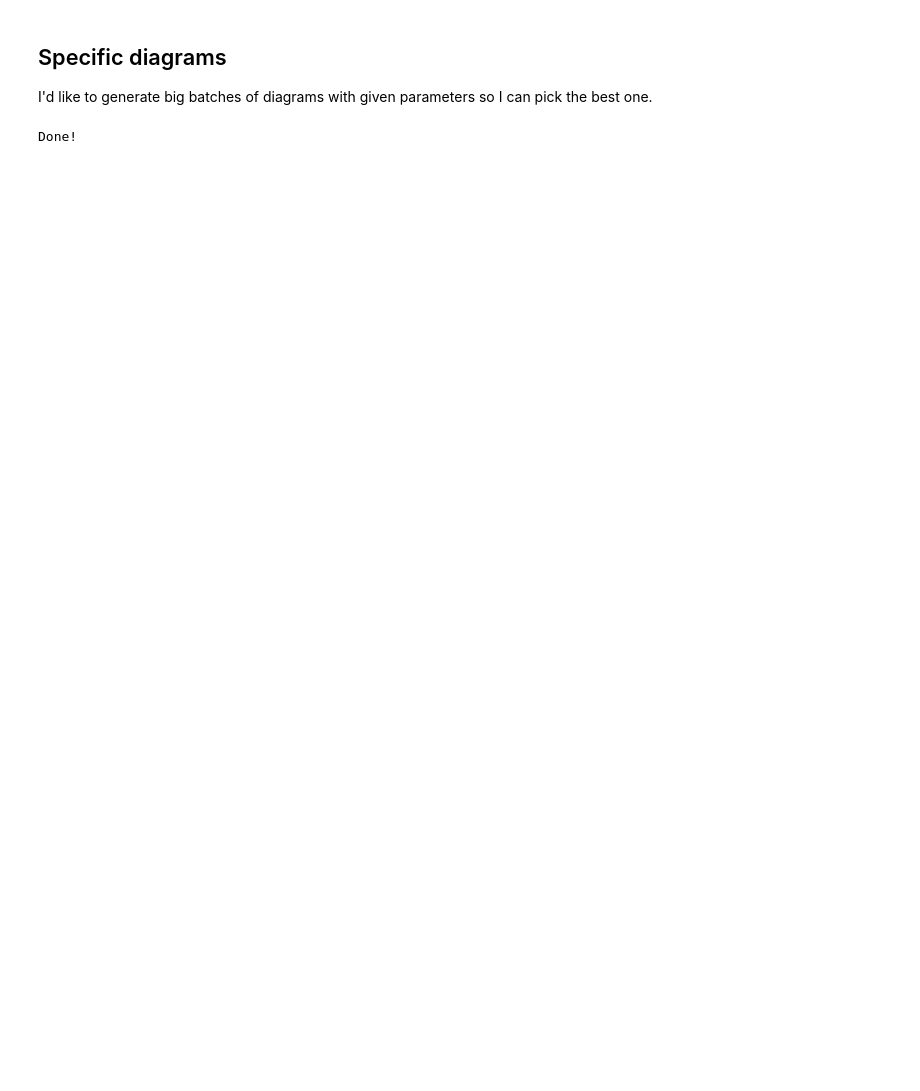
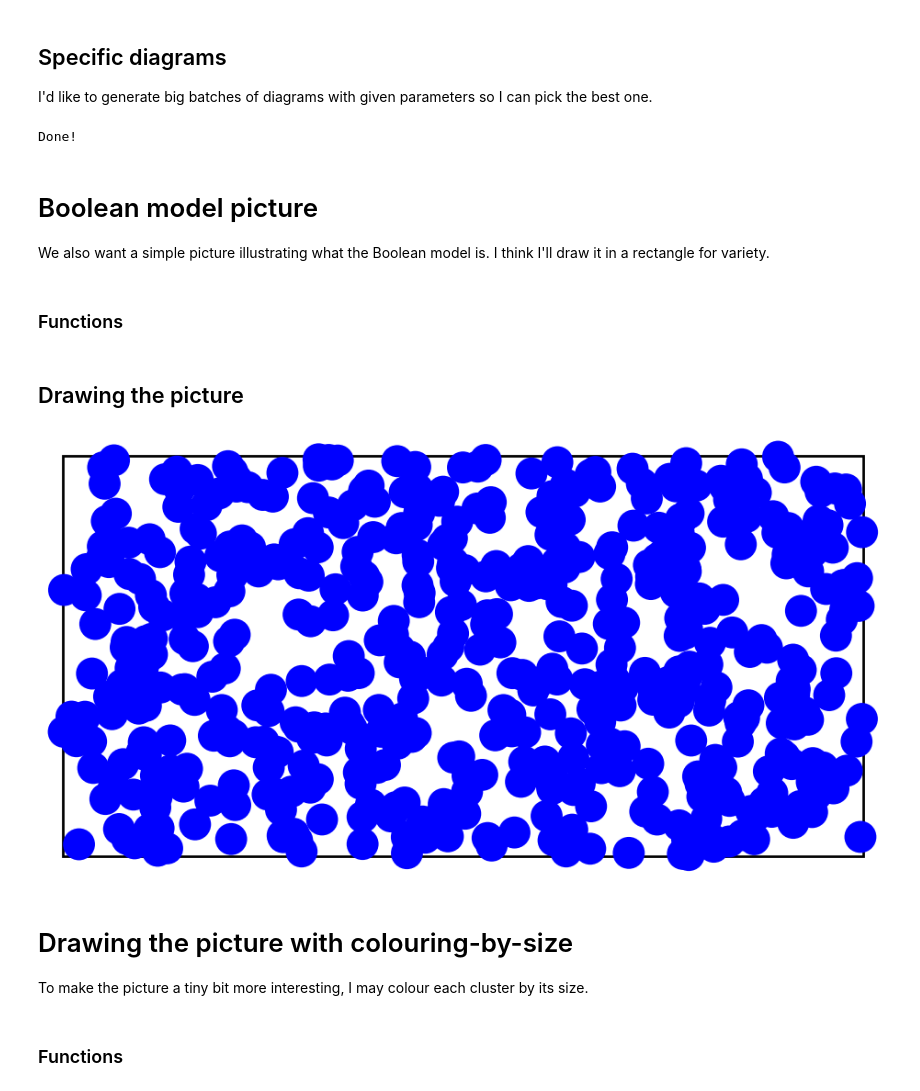
Before and after one commit to frankiehiggs/two-point-poster, a Jupyter notebook: connection-diagram/diagram.ipynb, the cells around one changed output. Saved outputs shown, nothing was run; the diff lists cells and outputs as text; code cells hidden in the pictures; blank space fills up the shorter version.

Commit message:
Phase transition diagram

```diff
--- a/connection-diagram/diagram.ipynb
+++ b/connection-diagram/diagram.ipynb
@@ -350,3 +352,55 @@ for i in progress:
 print("Done!")
 # %% [output]
 Done!
+# %% [markdown]
+# Boolean model picture
+
+We also want a simple picture illustrating what the Boolean model is. I think I'll draw it in a rectangle for variety.
+# %% [markdown]
+### Functions
+# %%
+def sample_in_rectangle(npts,l1=1,l2=1):
+    return np.random.random(size=(npts,2)) * np.array([l1,l2])
+
+def draw_boolean(points,r,l1,l2):
+    fig, ax = plt.subplots()
+    region = Rectangle((0,0),l1,l2,fill=False,linewidth=2)
+    ax.add_patch(region)
+    ax.set_xlim(-r,l1+r)
+    ax.set_ylim(-r,l2+r)
+    plt.gca().set_aspect(1.0)
+    plt.axis('off')
+    npts = points.shape[0]
+    common_config = {'units':'x', 'transOffset':ax.transData, 'facecolors':GIANT_COLOUR}
+    balls_patch = EllipseCollection(np.full(npts,2*r),np.full(npts,2*r),
+                                    np.zeros(npts),
+                                    offsets=points,
+                                    **common_config)
+    ax.add_collection(balls_patch)
+    plt.tight_layout()
+    fig.savefig('diagrams/boolean.pdf')
+    plt.show()
+    plt.close()
+    return
+# %% [markdown]
+## Drawing the picture
+# %%
+# Config
+l1, l2 = 2.0, 1
+lam = 0.40
+n = 500
+
+mu = n / (l1*l2)
+r = np.sqrt(lam/mu)
+
+npts = np.random.poisson(lam=n)
+points = sample_in_rectangle(npts,l1,l2)
+draw_boolean(points,r,l1,l2)
+# %% [output]
+[figure, added]
+# %% [markdown]
+# Drawing the picture with colouring-by-size
+
+To make the picture a tiny bit more interesting, I may colour each cluster by its size.
+# %% [markdown]
+### Functions
```
Also changed, not shown: parts of 11 cells of this notebook, 5 other files.
